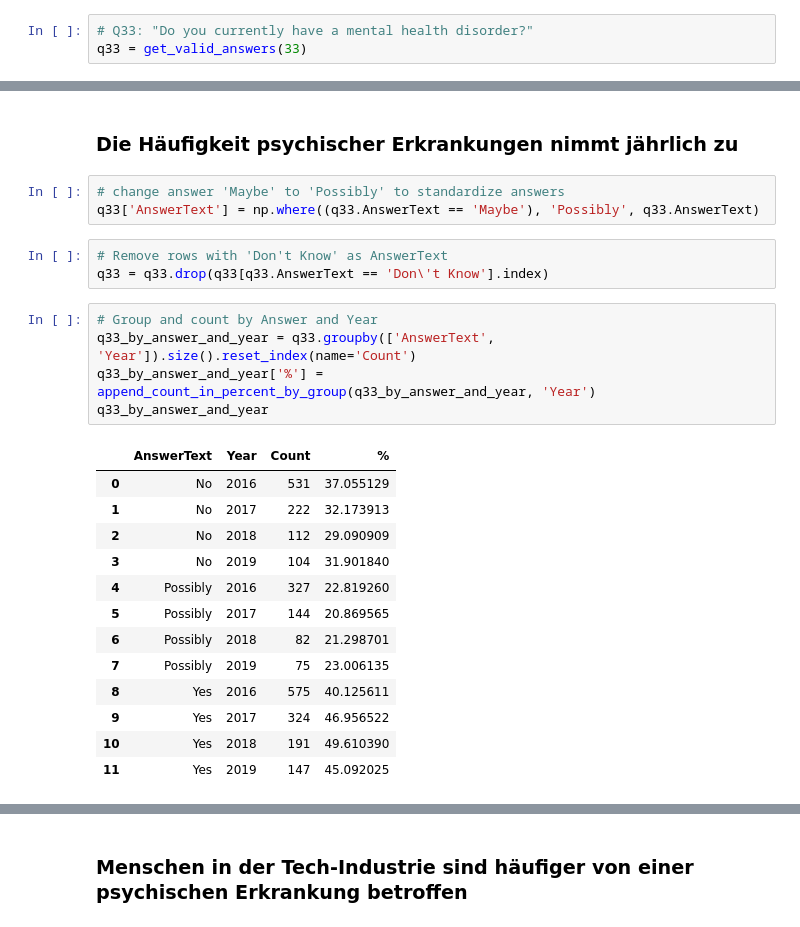
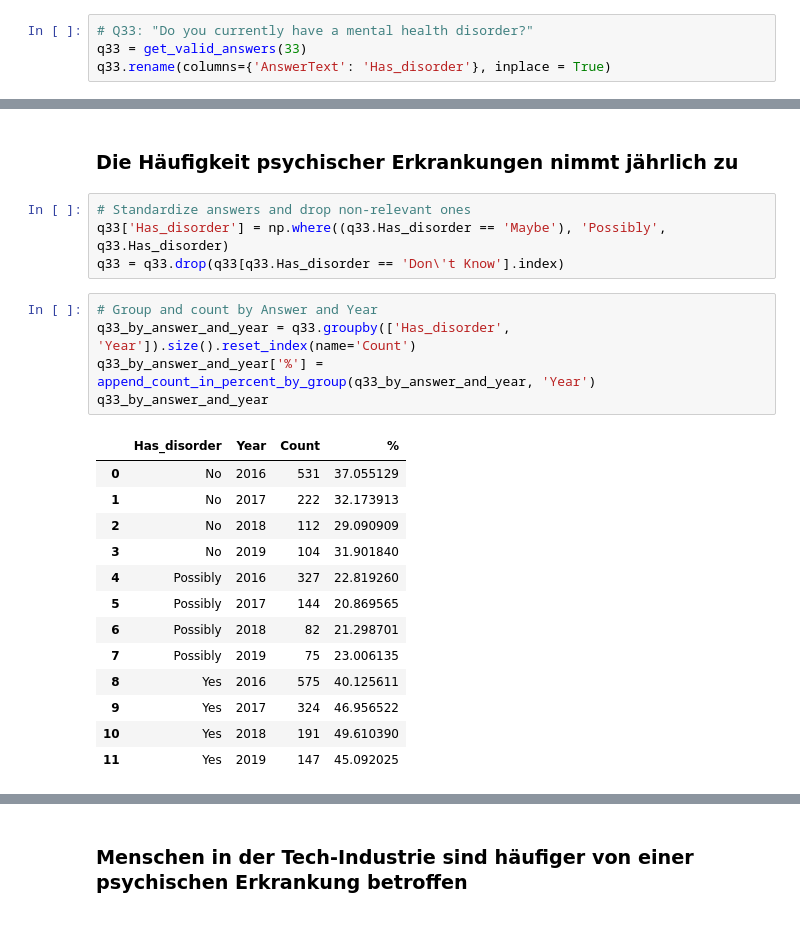
Before and after one commit to Selorikas/mental-health, a Jupyter notebook: mental-health.ipynb, the cells around one changed output, grey strips where cells are left out. Saved outputs shown, nothing was run; the diff lists cells and outputs as text.

```diff
--- a/mental-health.ipynb
+++ b/mental-health.ipynb
@@ -87,6 +93,7 @@ q32 = get_valid_answers(32)
 # %%
 # Q33: "Do you currently have a mental health disorder?"
 q33 = get_valid_answers(33)
+q33.rename(columns={'AnswerText': 'Has_disorder'}, inplace = True)
 # %%
 # Q118: "Do you work remotely?"
 q118 = get_valid_answers(118)
@@ -191,19 +196,17 @@ plt.show()
 ## Hypotheses
 # %% [markdown]
 ### Die Häufigkeit psychischer Erkrankungen nimmt jährlich zu
-# %%
-# change answer 'Maybe' to 'Possibly' to standardize answers
-q33['AnswerText'] = np.where((q33.AnswerText == 'Maybe'), 'Possibly', q33.AnswerText)
-# %%
-# Remove rows with 'Don't Know' as AnswerText
-q33 = q33.drop(q33[q33.AnswerText == 'Don\'t Know'].index)
+# %%
+# Standardize answers and drop non-relevant ones
+q33['Has_disorder'] = np.where((q33.Has_disorder == 'Maybe'), 'Possibly', q33.Has_disorder)
+q33 = q33.drop(q33[q33.Has_disorder == 'Don\'t Know'].index)
 # %%
 # Group and count by Answer and Year
-q33_by_answer_and_year = q33.groupby(['AnswerText', 'Year']).size().reset_index(name='Count')
+q33_by_answer_and_year = q33.groupby(['Has_disorder', 'Year']).size().reset_index(name='Count')
 q33_by_answer_and_year['%'] = append_count_in_percent_by_group(q33_by_answer_and_year, 'Year')
 q33_by_answer_and_year
 # %% [output]
-|  | AnswerText | Year | Count | % |
+|  | Has_disorder | Year | Count | % |
 | 0 | No | 2016 | 531 | 37.055129 |
 | 1 | No | 2017 | 222 | 32.173913 |
 | 2 | No | 2018 | 112 | 29.090909 |
```
Also changed, not shown: parts of 16 cells of this notebook.
